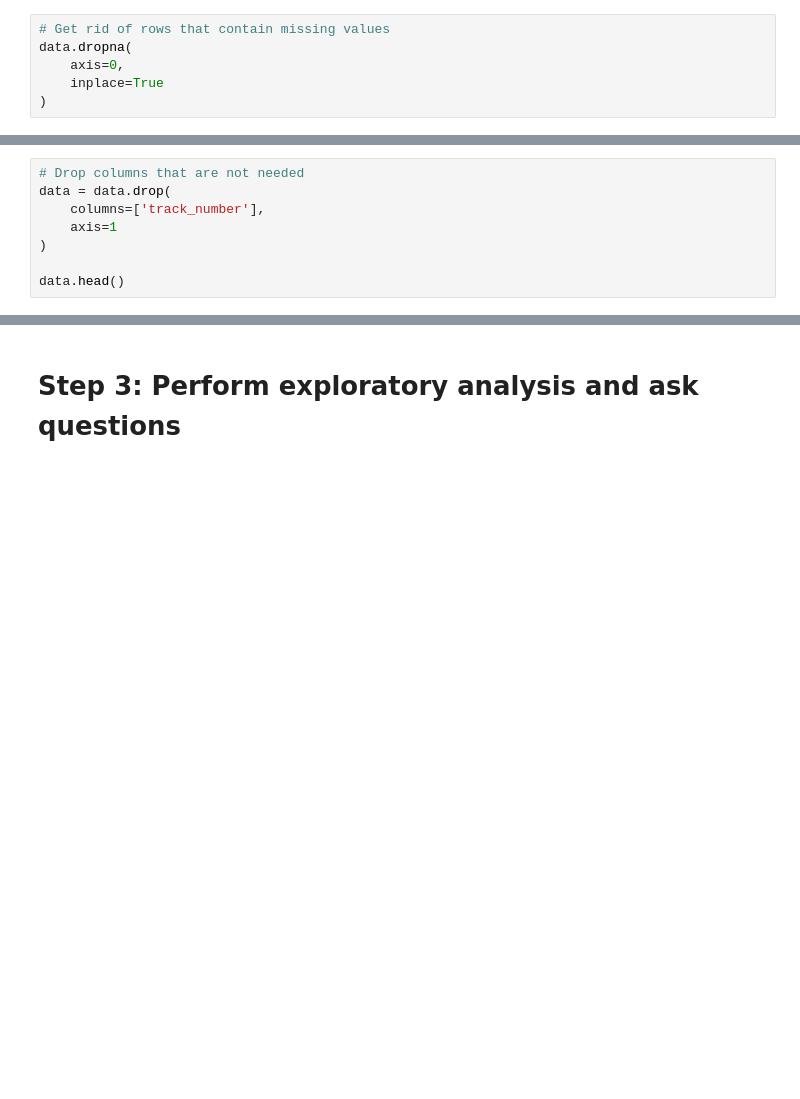
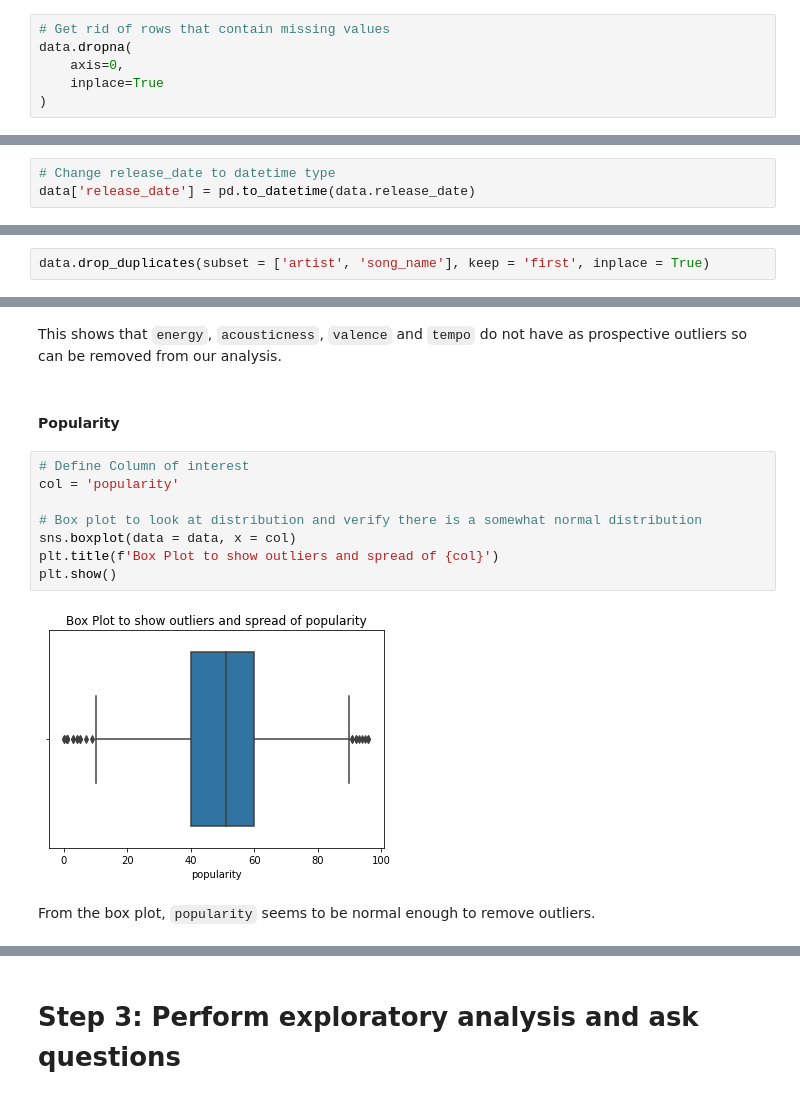
Before and after one commit to j4mes12/SDPA_Coursework, a Jupyter notebook: Part3/part3.ipynb, the cells around one changed output, grey strips where cells are left out. Drawn from its saved outputs; the diff is of its cells as text; blank space fills up the shorter version.

Commit message:
mainly outlier analysis in part3 and pushing the changes through the rest of the analysis

```diff
--- a/Part3/part3.ipynb
+++ b/Part3/part3.ipynb
@@ -272,11 +296,3 @@ liveness            float64
 valence             float64
 tempo               float64
 dtype: object
-# %%
-# Drop columns that are not needed
-data = data.drop(
-    columns=['track_number'],
-    axis=1
-)
-
-data.head()
@@ -289,0 +299,3 @@ data.head()
+# %%
+# Change release_date to datetime type
+data['release_date'] = pd.to_datetime(data.release_date)
@@ -289,0 +314,2 @@ data.head()
+# %%
+data.drop_duplicates(subset = ['artist', 'song_name'], keep = 'first', inplace = True)
@@ -289,0 +344,16 @@ data.head()
+# %% [markdown]
+This shows that `energy`, `acousticness`, `valence` and `tempo` do not have as prospective outliers so can be removed from our analysis.
+# %% [markdown]
+#### Popularity
+# %%
+# Define Column of interest
+col = 'popularity'
+
+# Box plot to look at distribution and verify there is a somewhat normal distribution
+sns.boxplot(data = data, x = col)
+plt.title(f'Box Plot to show outliers and spread of {col}')
+plt.show()
+# %% [output]
+[figure, added]
+# %% [markdown]
+From the box plot, `popularity` seems to be normal enough to remove outliers.
```
Also changed, not shown: parts of 80 cells of this notebook, 1 other file.
